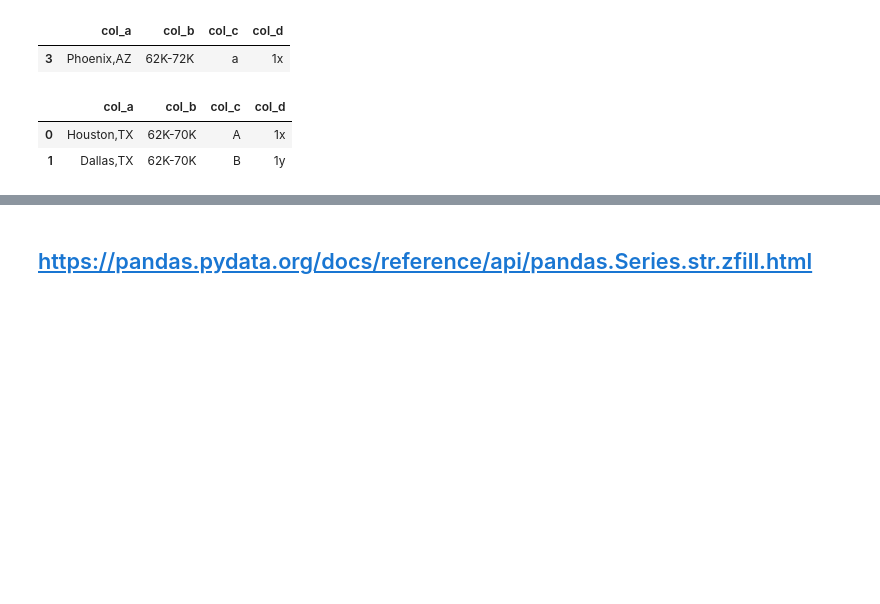
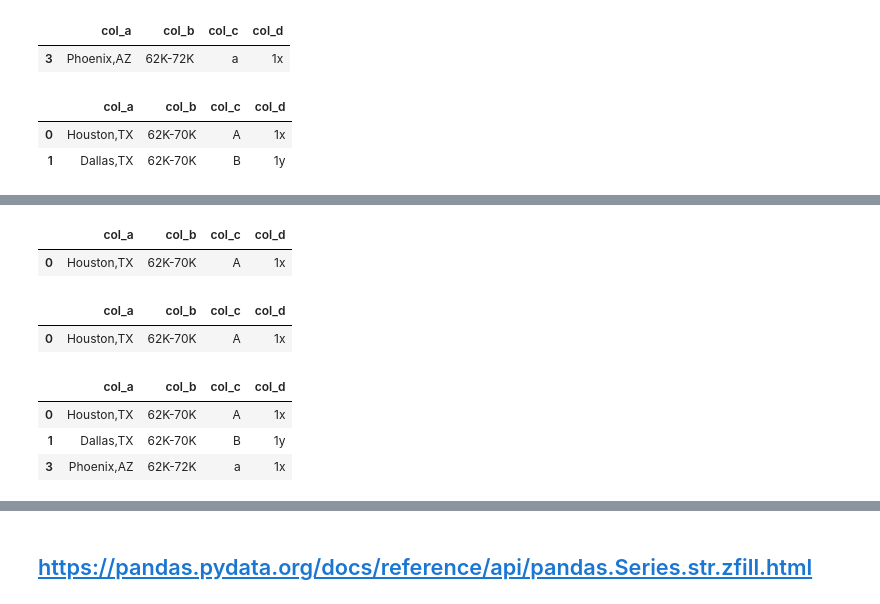
Before and after one commit to AbhishekKumar-0311/Machine-Learning-with-Python, a Jupyter notebook: Pandas/Learning_Pandas_Part_6_CharacterOperations.ipynb, the cells around one changed output, grey strips where cells are left out. Drawn from its saved outputs; the diff is of its cells as text; code cells hidden in the pictures; blank space fills up the shorter version.

```diff
--- a/Pandas/Learning_Pandas_Part_6_CharacterOperations.ipynb
+++ b/Pandas/Learning_Pandas_Part_6_CharacterOperations.ipynb
@@ -610,3 +617,7 @@ df12[bool]
     - flags : Regex module flags, e.g. re.IGNORECASE.
     - na : Fill value for missing values.
 - Returns : Series/array of boolean values
+# %%
+# Setup Data
+df13 = df.copy()
+df13
@@ -612,0 +631,20 @@ df12[bool]
+# %%
+bool = df13.col_a.str.match('h', flags = re.IGNORECASE)
+df13[bool]
+# %% [output]
+|  | col_a | col_b | col_c | col_d |
+| 0 | Houston,TX | 62K-70K | A | 1x |
+# %%
+bool = df13.col_a.str.match('h', case = False)
+df13[bool]
+# %% [output]
+|  | col_a | col_b | col_c | col_d |
+| 0 | Houston,TX | 62K-70K | A | 1x |
+# %%
+bool = df13.col_b.str.match('62.*k', case = False)
+df13[bool]
+# %% [output]
+|  | col_a | col_b | col_c | col_d |
+| 0 | Houston,TX | 62K-70K | A | 1x |
+| 1 | Dallas,TX | 62K-70K | B | 1y |
+| 3 | Phoenix,AZ | 62K-72K | a | 1x |
```
Also changed, not shown: parts of 24 cells of this notebook, 1 other file.
